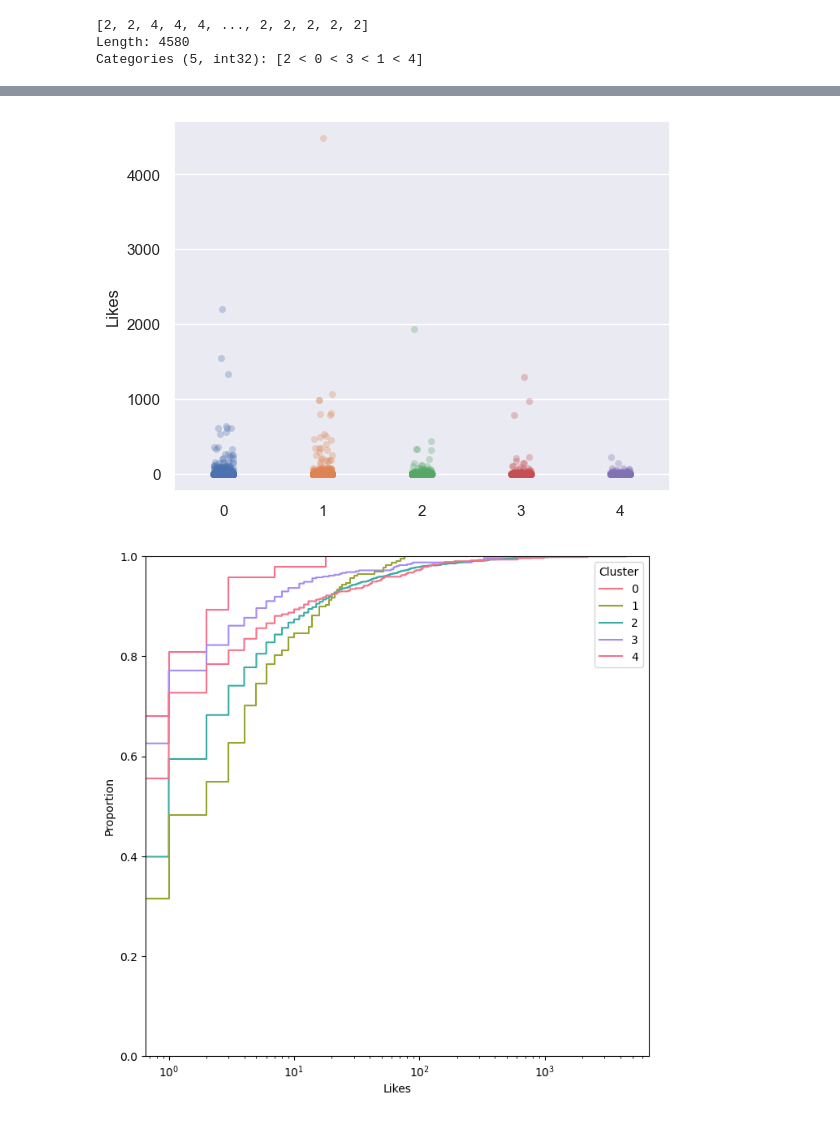
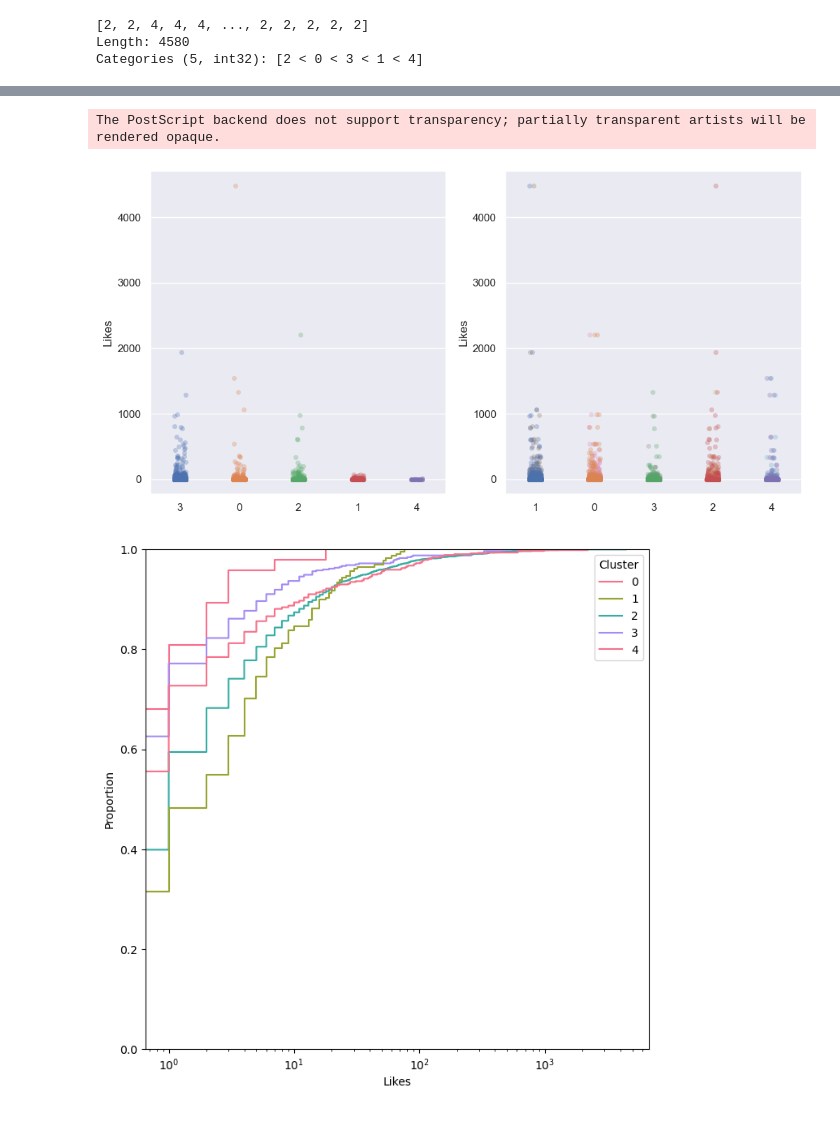
Before and after one commit to tonykelly00/social-media-election_project, a Jupyter notebook: notebooks/BlueSky.ipynb, the cells around one changed output, grey strips where cells are left out. Drawn from its saved outputs; the diff is of its cells as text; code cells hidden in the pictures.

```diff
--- a/notebooks/BlueSky.ipynb
+++ b/notebooks/BlueSky.ipynb
@@ -472,11 +472,15 @@ plt.show()
 Length: 4580
 Categories (5, int32): [2 < 0 < 3 < 1 < 4]
 # %%
-order = [3, 2, 0, 4, 1]
+fig, ax = plt.subplots(1, 2, figsize=(12, 6))
+
+order = [3, 0, 2, 1, 4]
 for x, i in enumerate(order):
-    sns.stripplot(data=df[df['Cluster'] == i], x=x, y='Likes', alpha=0.3)
+    sns.stripplot(data=df[df['Cluster'] == i], x=x, y='Likes', alpha=0.3, ax=ax[0])
     # sns.stripplot(data=df[df['Cluster'] == 0], x=0, y='Likes', alpha=0.3)
     # sns.stripplot(data=df[df['Cluster'] == 3], x=3, y='Likes', alpha=0.3)
     # sns.stripplot(data=df[df['Cluster'] == 1], x=1, y='Likes', alpha=0.3)
     # sns.stripplot(data=df[df['Cluster'] == 4], x=4, y='Likes', alpha=0.3)
+ax[0].set_xticks(range(len(order)))
+ax[0].set_xticklabels(order);
 # %% [output]
@@ -484,9 +488,16 @@ for x, i in enumerate(order):
 # %%
-order = [3, 4, 0, 2, 1]
+order = [1, 0, 3, 2, 4]
 for x, i in enumerate(order):
-    sns.stripplot(data=df[df['Topic'] == i], x=x, y='Likes', alpha=0.3)
+    sns.stripplot(data=df[df['Topic'] == i], x=x, y='Likes', alpha=0.3, ax=ax[1])
+
+# Label the x ticks according to order
+ax[1].set_xticks(range(len(order)))
+ax[1].set_xticklabels(order)
+fig.savefig('../figs/cluster-likes_scatter.eps')
+fig
 # %% [output]
+The PostScript backend does not support transparency; partially transparent artists will be rendered opaque.
-[figure, old version]
+[figure, new version]
 # %%
 # Define your custom color palette
 palette = sns.color_palette("husl", as_cmap=True)  # "husl" is just an example; you can choose any palette
```
Also changed, not shown: parts of 15 cells of this notebook.
